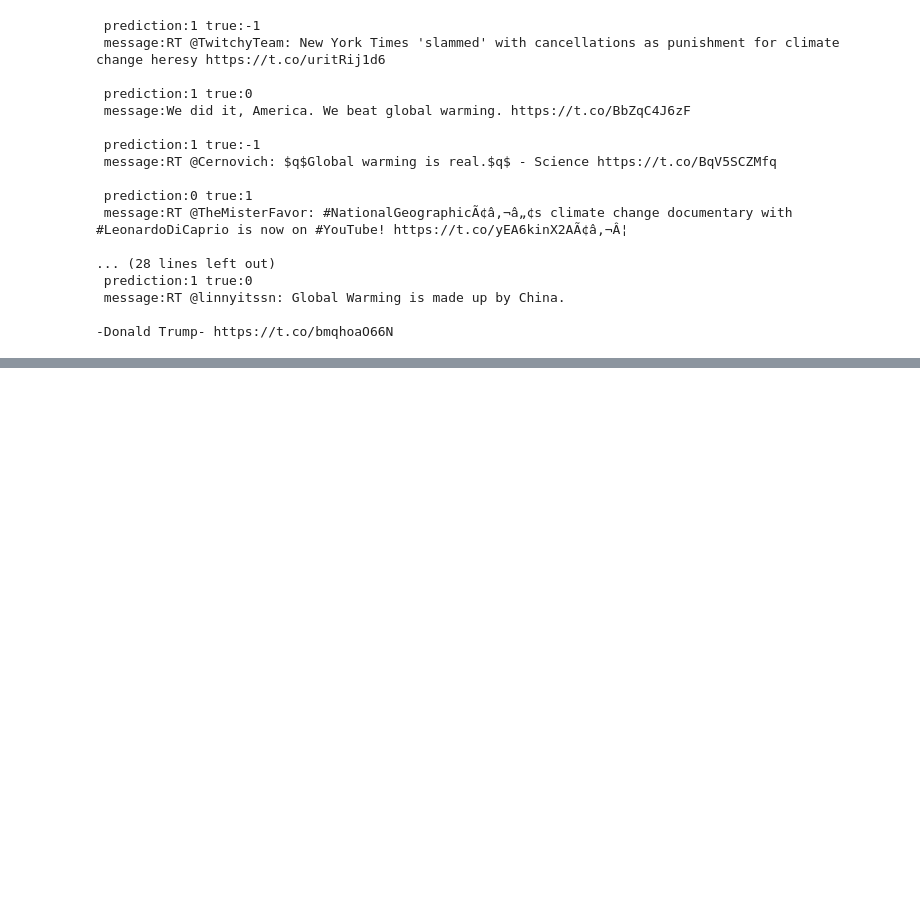
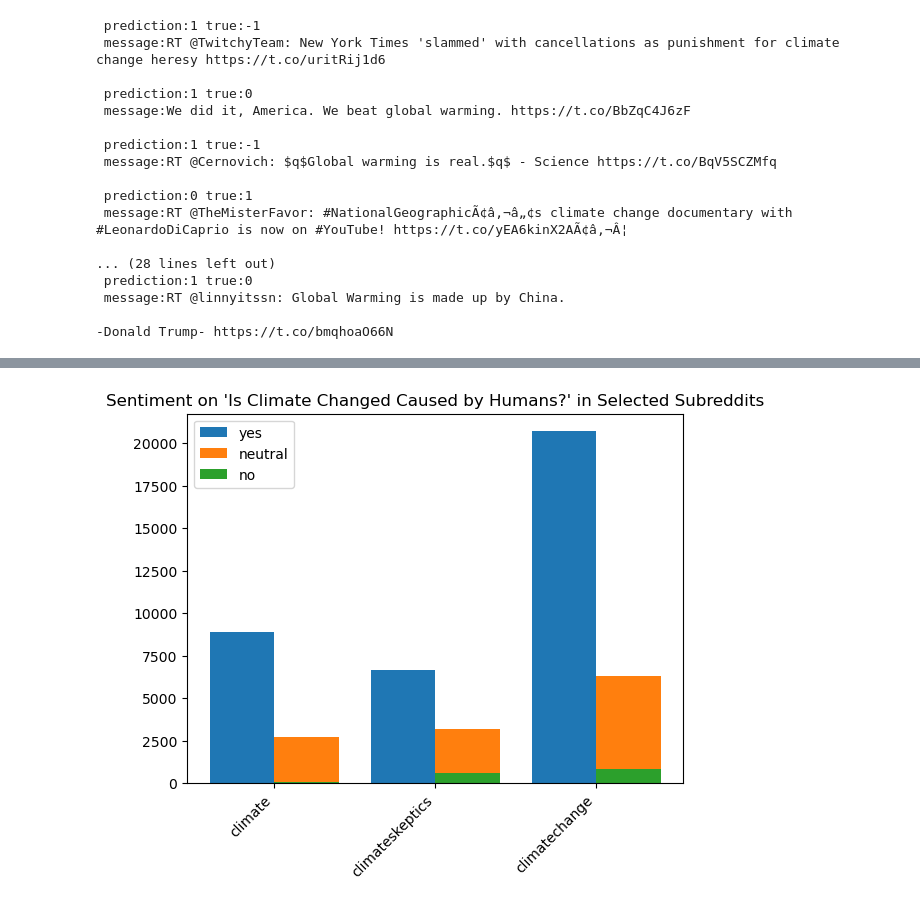
Before and after one commit to cdnet01/ML-ClimateStatementSorting, a Jupyter notebook: evan/evan.ipynb, the cells around one changed output, grey strips where cells are left out. Drawn from its saved outputs; the diff is of its cells as text; code cells hidden in the pictures; blank space fills up the shorter version.

```diff
--- a/evan/evan.ipynb
+++ b/evan/evan.ipynb
@@ -140,2 +211,24 @@ plt.figure()
+# %%
+plt.title("Sentiment on \'Is Climate Changed Caused by Humans?\' in Selected Subreddits")
+plt.xticks(rotation=45, ha='right')
+
+subreddits = ['climate', 'climateskeptics', 'climatechange']
+pos = [plot_pos_sub[sr] for sr in subreddits]
+zero = [plot_zero_sub[sr] for sr in subreddits]
+neg = [plot_neg_sub[sr] for sr in subreddits]
+
+X_axis = np.arange(len(subreddits))
+
+plt.bar(X_axis - 0.2, pos, 0.4, label = 'yes')
+plt.bar(X_axis + 0.2, zero, 0.4, label = 'neutral')
+plt.bar(X_axis + 0.2, neg, 0.4, label = 'no')
+
+
+
+plt.xticks(X_axis, subreddits)
+plt.legend()
+plt.show()
+# %% [output]
+[figure, added]
 # %%
 # use test data
```
Also changed, not shown: parts of 4 cells of this notebook.
